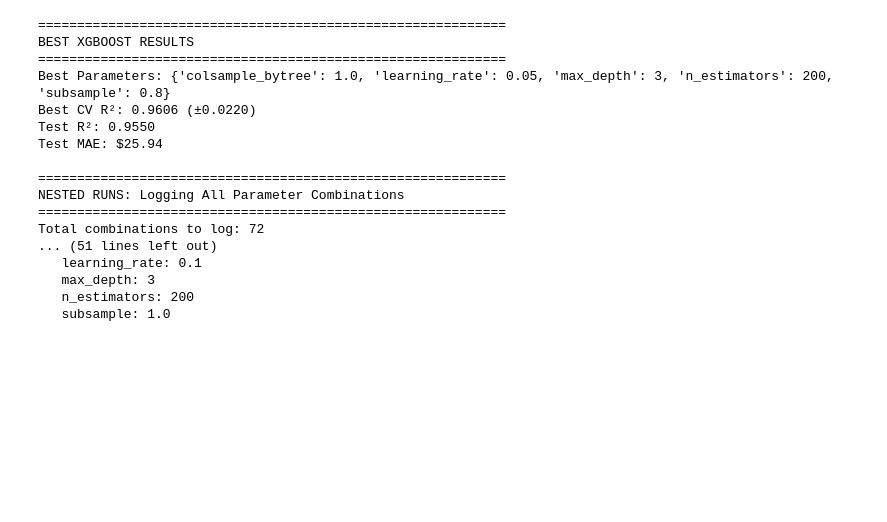
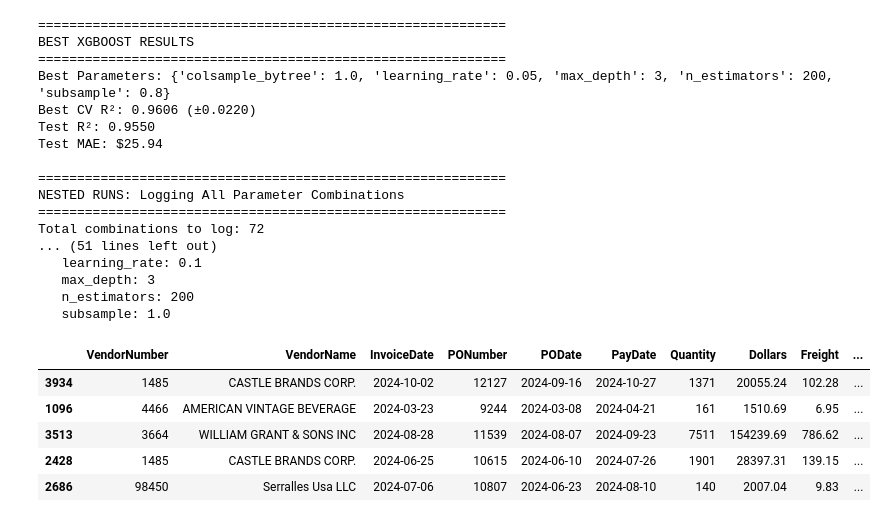
Before and after one commit to iamprashantjain/frieght_price_prediction, a Jupyter notebook: experiments/exp1.ipynb, the cells around one changed output. Drawn from its saved outputs; the diff is of its cells as text; code cells hidden in the pictures; blank space fills up the shorter version.

```diff
--- a/experiments/exp1.ipynb
+++ b/experiments/exp1.ipynb
@@ -737,3 +737,12 @@ Total combinations to log: 72
    max_depth: 3
    n_estimators: 200
    subsample: 1.0
+# %%
+vendor_df.sample(5)
+# %% [output]
+|  | VendorNumber | VendorName | InvoiceDate | PONumber | PODate | PayDate | Quantity | Dollars | Freight | ... |
+| 3934 | 1485 | CASTLE BRANDS CORP. | 2024-10-02 | 12127 | 2024-09-16 | 2024-10-27 | 1371 | 20055.24 | 102.28 | ... |
+| 1096 | 4466 | AMERICAN VINTAGE BEVERAGE | 2024-03-23 | 9244 | 2024-03-08 | 2024-04-21 | 161 | 1510.69 | 6.95 | ... |
+| 3513 | 3664 | WILLIAM GRANT & SONS INC | 2024-08-28 | 11539 | 2024-08-07 | 2024-09-23 | 7511 | 154239.69 | 786.62 | ... |
+| 2428 | 1485 | CASTLE BRANDS CORP. | 2024-06-25 | 10615 | 2024-06-10 | 2024-07-26 | 1901 | 28397.31 | 139.15 | ... |
+| 2686 | 98450 | Serralles Usa LLC | 2024-07-06 | 10807 | 2024-06-23 | 2024-08-10 | 140 | 2007.04 | 9.83 | ... |
```
Also changed, not shown: parts of 1 cell of this notebook, 19 other files.
